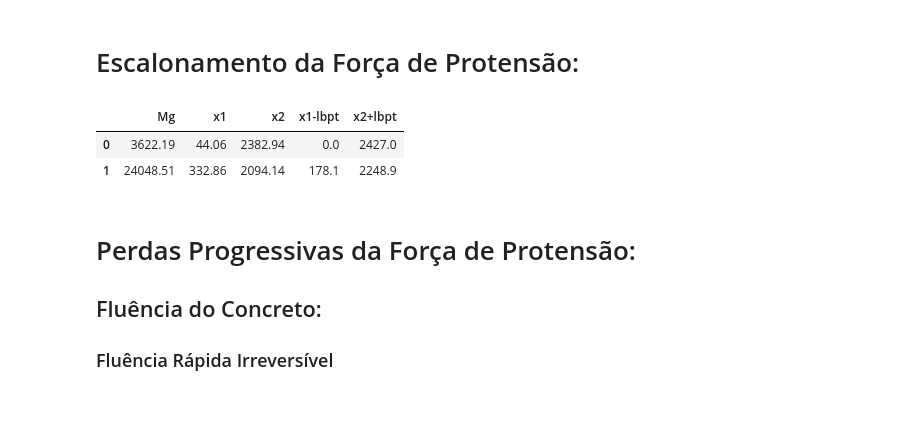
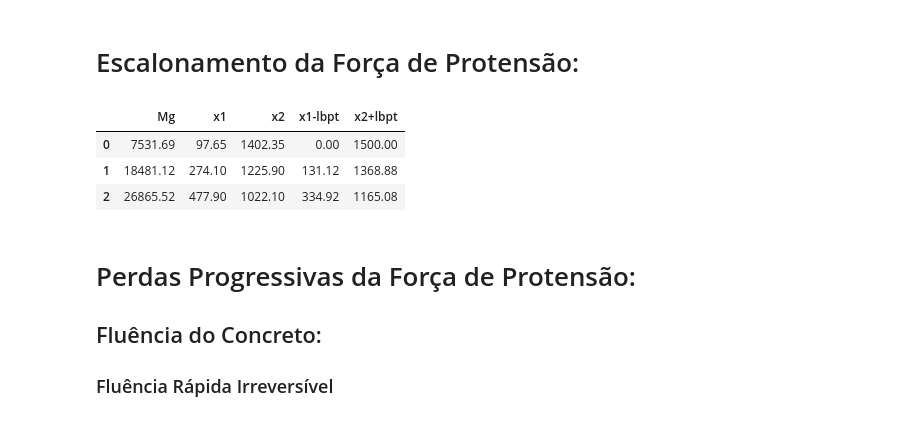
Before and after one commit to GarciaGabe/eng, a Jupyter notebook: Viga Protendida.ipynb, the cells around one changed output. Cells and saved outputs as stored; diff of their text form; code cells hidden in the pictures.

```diff
--- a/Viga Protendida.ipynb
+++ b/Viga Protendida.ipynb
@@ -163,7 +146,7 @@ f_{yd} &= \frac{ f_{yk} }{ 1.15 }  = \frac{ 50 }{ 1.15 } &= 43.48
 %%render 2 short
 
 Q_t0 = 0.000025*Area
-Q_tF = 0.157
+Q_tF = Q_t0 + 0.15+0.1125+0.1125
 # %% [output]
 \[
 \begin{aligned}
@@ -256,9 +242,9 @@ P_{max} &= \operatorname{min} { \left( P_{1} ,\  P_{2} \right) }  = \operatornam
 %%render 2
 # Força de Protensão Adotada:
 
-P = P_max
+P = 2680
 phi_1 = 1.52
-A_p1 = 1.43
+A_p1 = 1.4
 
 ## Número de cordoalhas para adotar:
 n = floor(P/(A_p1*sigma_p0))
@@ -332,7 +318,7 @@ l_bpt2 = 0.5 * l_bp * sigma_p0/f_pyd
 ## para transferência não gradual, os valores devem ser multiplicados por 1.25
 ## valor adotado:
 
-l_bpt = 1.25 * l_bpt2
+l_bpt = 1.0565 * l_bpt2
 
 l_p = (h**2 + (0.6*l_bpt)**2)**(0.5)
 # %% [output]
@@ -431,11 +422,11 @@ n_{s1} &= \left \lfloor \frac{ P_{s1} }{ A_{p1} \cdot \sigma_{p0} } \right \rflo
 
 # Vetor com o número de cordoalhas em cada ponto de escalonamento:
 
-qntCordoalhas = [5,10]
+qntCordoalhas = [8,10,12]
 
 # Vetor com a excentricidade da protensão em cada ponto de escalonamento:
 
-e_p_i = [50.8,48.3]
+e_p_i = [39.5,41,41]
 # %% [output]
 \[
 \begin{aligned}
@@ -488,35 +480,43 @@ display(tabela1)
 # %%
 M_g = []
 x1 = []
 x2 = []
 x1_anc = []
 x2_anc = []
 
 for i in range(len(qntCordoalhas)):
     M_g.append(round( W_s*( (N_p[i]/Area) -(M_p[i]/W_s) + sigma_ct0),2) )
+    #print("M_g["+str(i)+"]:",M_g[i])
 
 for i in range(len(qntCordoalhas)):
-    #Bhaskara:
-    x1.append(round( (Vao - ( Vao**2 - 8*M_g[i]/Q_t0 )**0.5)/2  ,2))
-    x2.append(round( (Vao + ( Vao**2 - 8*M_g[i]/Q_t0 )**0.5)/2  ,2))
+    # O erro acontece no caso da raiz de delta retornar um número complexo
+    try:
+        c = 2*M_g[i]/Q_t0
+        delta = (-Vao)**2 - 4*c
+        #print("Delta "+str(i)+":",round(delta,2))
+        x1.append(round( (Vao-delta**0.5)/2  ,2))
+        x2.append(round( (Vao+delta**0.5)/2  ,2))
+    except:
+        print("##   ATENÇÃO!   ##")
+        raise Exception("ERRO: ESCALONAR MELHOR A PROTENSÃO!")
 
 for i in range(len(qntCordoalhas)):
     x1_anc.append(x1[i]-round(l_bpt,2))
     x2_anc.append(x2[i]+round(l_bpt,2))
     if x1_anc[i] < 0:
         x1_anc[i] = 0
     if x2_anc[i] > Vao:
         x2_anc[i] = Vao
 
-
 tabela2 = pd.DataFrame([M_g, x1,x2, x1_anc,x2_anc])
 tabela2 = tabela2.transpose()
 tabela2.rename(columns={0:'Mg',1:'x1',2:'x2',3:'x1-lbpt',4:'x2+lbpt'},inplace = True)
 display(tabela2)
 # %% [output]
 |  | Mg | x1 | x2 | x1-lbpt | x2+lbpt |
-| 0 | 3622.19 | 44.06 | 2382.94 | 0.0 | 2427.0 |
-| 1 | 24048.51 | 332.86 | 2094.14 | 178.1 | 2248.9 |
+| 0 | 7531.69 | 97.65 | 1402.35 | 0.00 | 1500.00 |
+| 1 | 18481.12 | 274.10 | 1225.90 | 131.12 | 1368.88 |
+| 2 | 26865.52 | 477.90 | 1022.10 | 334.92 | 1165.08 |
 # %% [markdown]
 # Perdas Progressivas da Força de Protensão:
 
```
Also changed, not shown: parts of 38 cells of this notebook, 2 other files.
